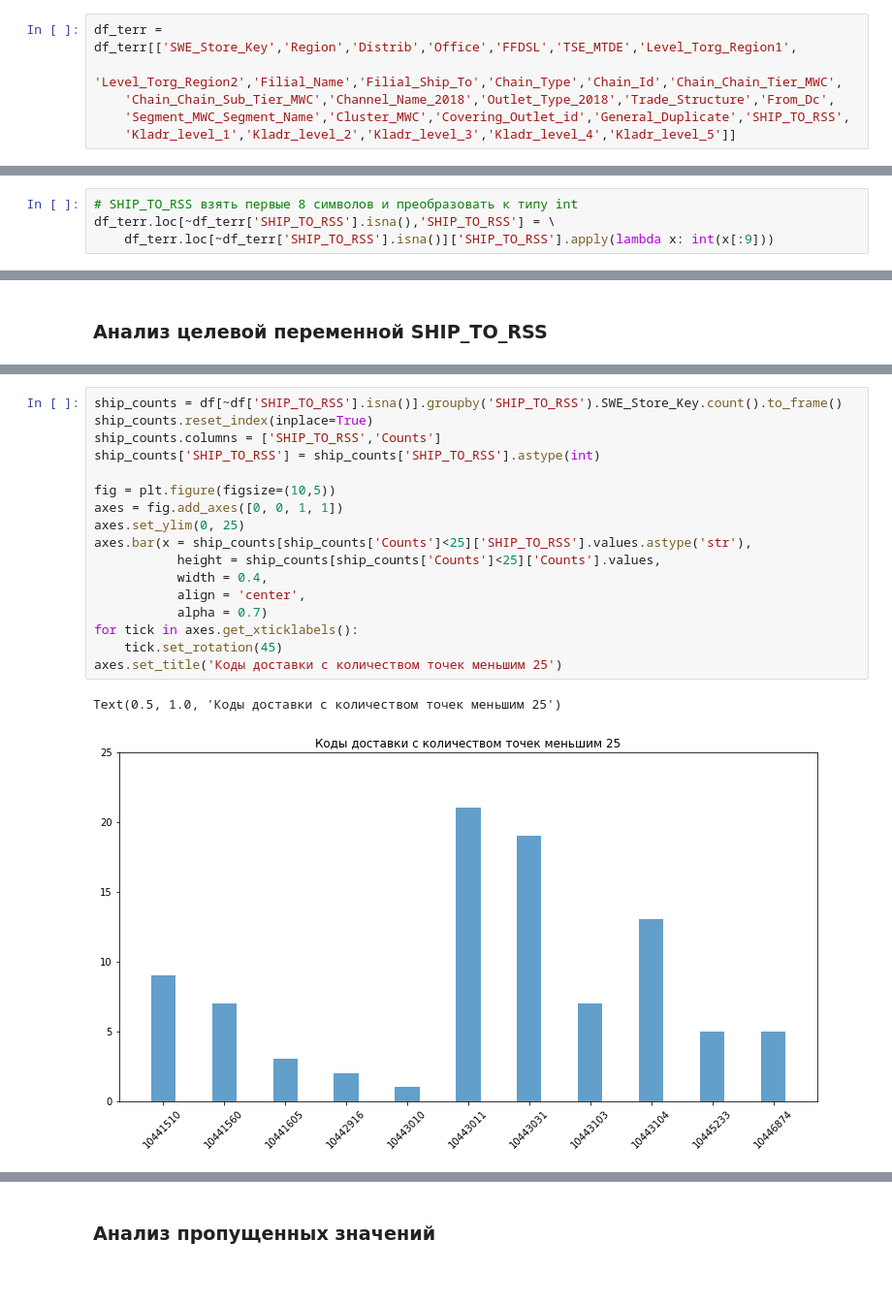
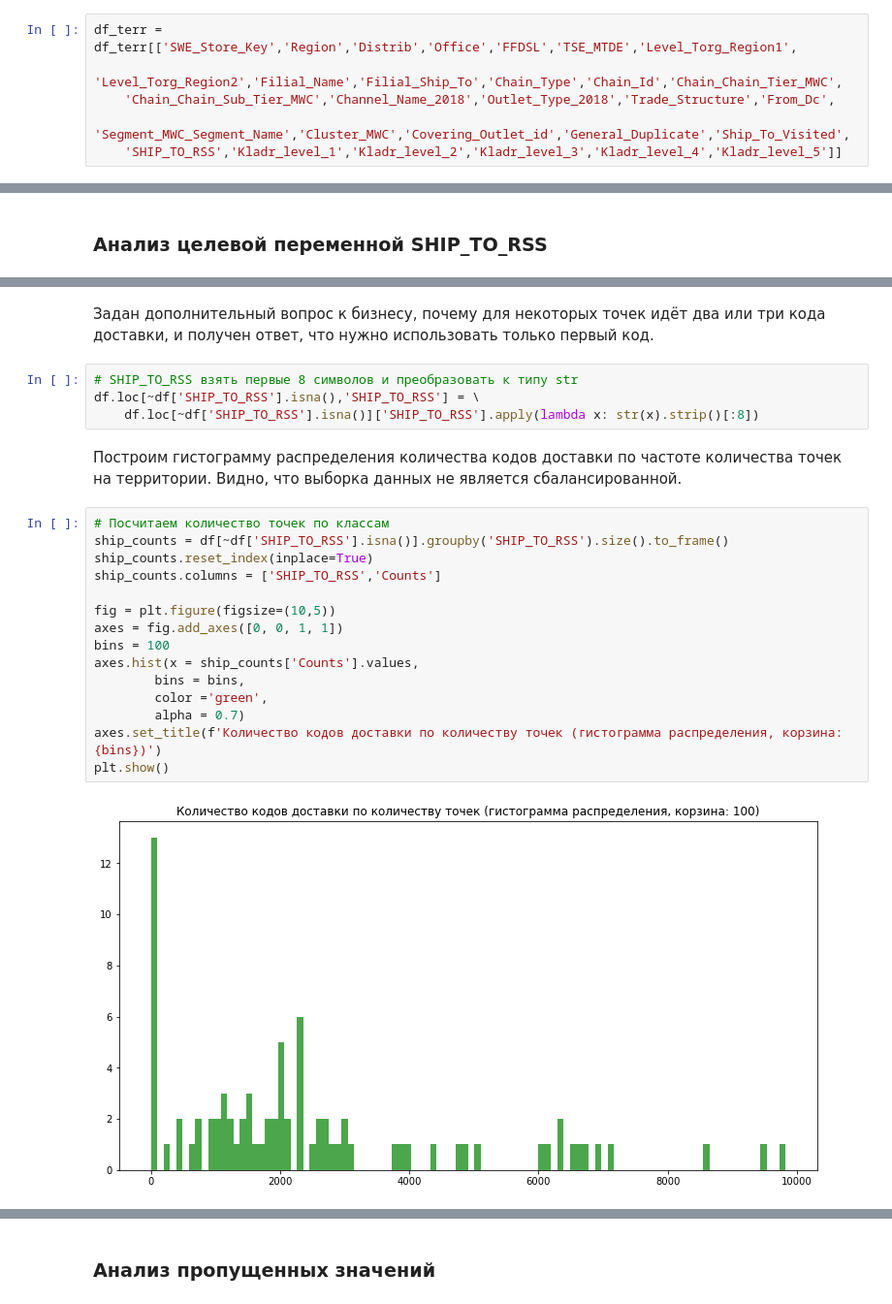
Before and after one commit to pigidser/Territory-Prediction, a Jupyter notebook: Data analysis and pre-processing.ipynb, the cells around one changed output, grey strips where cells are left out. Shown at 97% size. Cells and saved outputs as stored; diff of their text form; blank space fills up the shorter version.

```diff
--- a/Data analysis and pre-processing.ipynb
+++ b/Data analysis and pre-processing.ipynb
@@ -118,8 +158,8 @@ msno.matrix(df_terr)
 df_terr = df_terr[['SWE_Store_Key','Region','Distrib','Office','FFDSL','TSE_MTDE','Level_Torg_Region1',
     'Level_Torg_Region2','Filial_Name','Filial_Ship_To','Chain_Type','Chain_Id','Chain_Chain_Tier_MWC',
     'Chain_Chain_Sub_Tier_MWC','Channel_Name_2018','Outlet_Type_2018','Trade_Structure','From_Dc',
-    'Segment_MWC_Segment_Name','Cluster_MWC','Covering_Outlet_id','General_Duplicate','SHIP_TO_RSS',
-    'Kladr_level_1','Kladr_level_2','Kladr_level_3','Kladr_level_4','Kladr_level_5']]
+    'Segment_MWC_Segment_Name','Cluster_MWC','Covering_Outlet_id','General_Duplicate','Ship_To_Visited',
+    'SHIP_TO_RSS','Kladr_level_1','Kladr_level_2','Kladr_level_3','Kladr_level_4','Kladr_level_5']]
 # %% [markdown]
 Также от бизнеса получена информация, что в данных содержится информация о точках-дубликатах и определен способ оставить только основные (актуальные) точки
 # %%
@@ -145,7 +168,3 @@ Name: SHIP_TO_RSS, dtype: object
-# %%
-# SHIP_TO_RSS взять первые 8 символов и преобразовать к типу int
-df_terr.loc[~df_terr['SHIP_TO_RSS'].isna(),'SHIP_TO_RSS'] = \
-    df_terr.loc[~df_terr['SHIP_TO_RSS'].isna()]['SHIP_TO_RSS'].apply(lambda x: int(x[:9]))
 # %% [markdown]
 Объединим отчет по территориям с координатами.
 # %%
@@ -224,20 +253,25 @@ df_init = df.copy()
+# %% [markdown]
+Задан дополнительный вопрос к бизнесу, почему для некоторых точек идёт два или три кода доставки, и получен ответ, что нужно использовать только первый код.
+# %%
+# SHIP_TO_RSS взять первые 8 символов и преобразовать к типу str
+df.loc[~df['SHIP_TO_RSS'].isna(),'SHIP_TO_RSS'] = \
+    df.loc[~df['SHIP_TO_RSS'].isna()]['SHIP_TO_RSS'].apply(lambda x: str(x).strip()[:8])
+# %% [markdown]
+Построим гистограмму распределения количества кодов доставки по частоте количества точек на территории. Видно, что  выборка данных не является сбалансированной.
 # %%
-ship_counts = df[~df['SHIP_TO_RSS'].isna()].groupby('SHIP_TO_RSS').SWE_Store_Key.count().to_frame()
+# Посчитаем количество точек по классам
+ship_counts = df[~df['SHIP_TO_RSS'].isna()].groupby('SHIP_TO_RSS').size().to_frame()
 ship_counts.reset_index(inplace=True)
 ship_counts.columns = ['SHIP_TO_RSS','Counts']
-ship_counts['SHIP_TO_RSS'] = ship_counts['SHIP_TO_RSS'].astype(int)
 
 fig = plt.figure(figsize=(10,5))
 axes = fig.add_axes([0, 0, 1, 1])
-axes.set_ylim(0, 25)
-axes.bar(x = ship_counts[ship_counts['Counts']<25]['SHIP_TO_RSS'].values.astype('str'),
-           height = ship_counts[ship_counts['Counts']<25]['Counts'].values,
-           width = 0.4,
-           align = 'center',
-           alpha = 0.7)
-for tick in axes.get_xticklabels():
-    tick.set_rotation(45)
-axes.set_title('Коды доставки с количеством точек меньшим 25')
+bins = 100
+axes.hist(x = ship_counts['Counts'].values,
+        bins = bins,
+        color ='green',
+        alpha = 0.7)
+axes.set_title(f'Количество кодов доставки по количеству точек (гистограмма распределения, корзина: {bins})')
+plt.show()
 # %% [output]
-Text(0.5, 1.0, 'Коды доставки с количеством точек меньшим 25')
-[figure, old version]
+[figure, new version]
```
Also changed, not shown: parts of 156 cells of this notebook.
